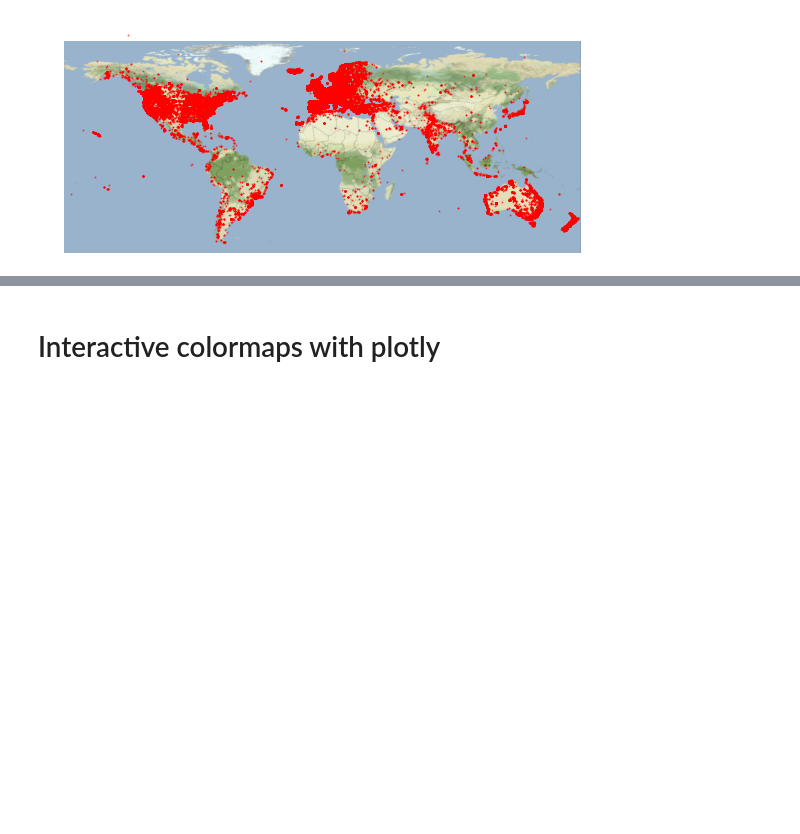
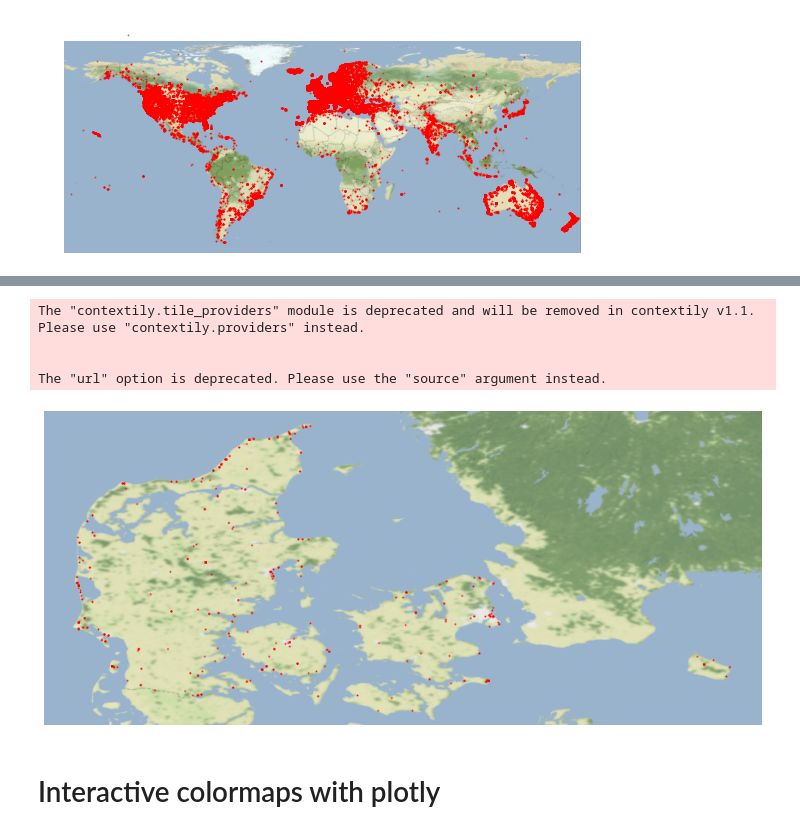
Before and after one commit to kasev/instagram_webscraping, a Jupyter notebook: scripts/instagram_analysis.ipynb, the cells around one changed output, grey strips where cells are left out. Saved outputs shown, nothing was run; the diff lists cells and outputs as text; code cells hidden in the pictures; blank space fills up the shorter version.

```diff
--- a/scripts/instagram_analysis.ipynb
+++ b/scripts/instagram_analysis.ipynb
@@ -292,0 +295,6 @@ The "url" option is deprecated. Please use the "source" argument instead.
+# %%
+### a classic example with world countries
+
+url = "https://datahub.io/core/geo-countries/r/countries.geojson"
+countries = geopandas.read_file(url)
+countries.head(10)
@@ -292,0 +322,6 @@ The "url" option is deprecated. Please use the "source" argument instead.
+# %%
+def get_polygon(country_code):
+    return countries[countries["ISO_A3"]==country_code]["geometry"].values[0]
+# %%
+selection = posts_gdf[posts_gdf["geometry"].within(get_polygon("DNK"))]
+selection
@@ -293,3 +342,15 @@ The "url" option is deprecated. Please use the "source" argument instead.
+# %%
+fig, ax = plt.subplots(figsize=(15,10))
+selection.plot(ax=ax, alpha=1, markersize=1, color="red")
+ctx.add_basemap(ax, zoom=8, url=getattr(ctx.sources, "ST_TERRAIN_BACKGROUND"), crs="epsg:4326")
+plt.axis("off")
+plt.show()
+# %% [output]
+The "contextily.tile_providers" module is deprecated and will be removed in contextily v1.1. Please use "contextily.providers" instead.
+
+
+The "url" option is deprecated. Please use the "source" argument instead.
+[figure, added]
 # %% [markdown]
 # Interactive colormaps with plotly
 # %%
```
Also changed, not shown: parts of 5 cells of this notebook, 1 other file.
